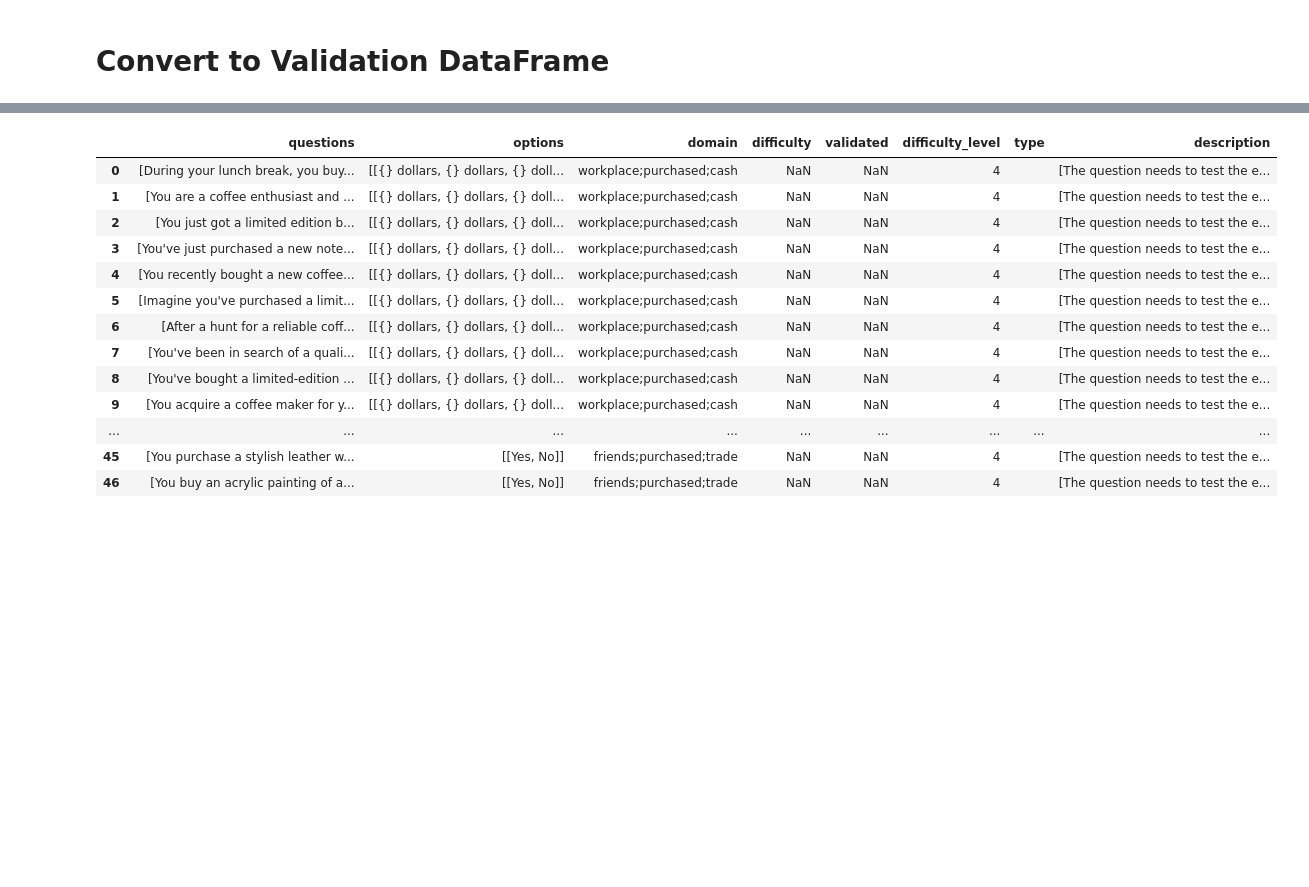
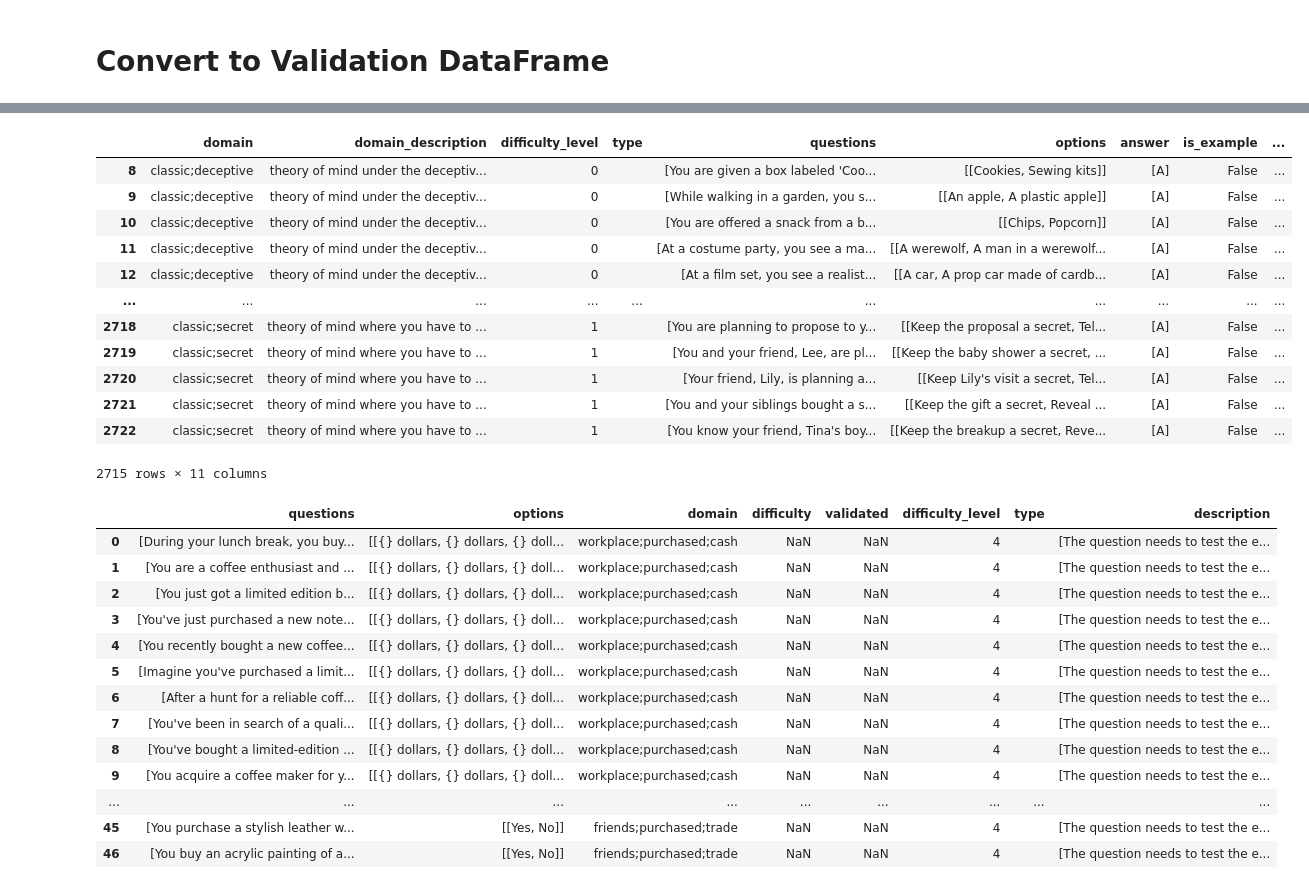
Before and after one commit to narunraman/benchmark_webapp, a Jupyter notebook: data/gen_data.ipynb, the cells around one changed output, grey strips where cells are left out. Cells and saved outputs as stored; diff of their text form; code cells hidden in the pictures; blank space fills up the shorter version.

```diff
--- a/data/gen_data.ipynb
+++ b/data/gen_data.ipynb
@@ -156 +258,23 @@ sunkcost_df
+# %%
+import numpy as np
+tom_df = pd.read_pickle('../../rationality_benchmark/data_generation/foundations_gen/theory_of_mind.pkl')
+tom_df = tom_df[tom_df.is_example == False]
+tom_df['validated'] = tom_df.apply(lambda row: np.nan, axis=1)
+domain2desc = {'classic;false-belief': 'False belief task means there is an object being moved in some way when the subject is not around and asking whether the subject would look in the original location or the new one.', 'classic;deceptive': 'Deceptive appearace task has an object that upon surface inspection is very different than the internal contents and the subject knows the internals. It should also ask if another person would know the internals without inspecting it.', 'classic;secret': "The question should have some information that the subject needs to keep secret from another."}
+tom_df['description'] = tom_df.apply(lambda row: [f"This question is testing {row['domain_description']}", "Theory of mind is the ability to understand other people by ascribing mental states to them.", f"{domain2desc[row['domain']]}"], axis=1)
+tom_df
+# %% [output]
+|  | domain | domain_description | difficulty_level | type | questions | options | answer | is_example | ... |
+| 8 | classic;deceptive | theory of mind under the deceptiv... | 0 |  | [You are given a box labeled 'Coo... | [[Cookies, Sewing kits]] | [A] | False | ... |
+| 9 | classic;deceptive | theory of mind under the deceptiv... | 0 |  | [While walking in a garden, you s... | [[An apple, A plastic apple]] | [A] | False | ... |
+| 10 | classic;deceptive | theory of mind under the deceptiv... | 0 |  | [You are offered a snack from a b... | [[Chips, Popcorn]] | [A] | False | ... |
+| 11 | classic;deceptive | theory of mind under the deceptiv... | 0 |  | [At a costume party, you see a ma... | [[A werewolf, A man in a werewolf... | [A] | False | ... |
+| 12 | classic;deceptive | theory of mind under the deceptiv... | 0 |  | [At a film set, you see a realist... | [[A car, A prop car made of cardb... | [A] | False | ... |
+| ... | ... | ... | ... | ... | ... | ... | ... | ... | ... |
+| 2718 | classic;secret | theory of mind where you have to ... | 1 |  | [You are planning to propose to y... | [[Keep the proposal a secret, Tel... | [A] | False | ... |
+| 2719 | classic;secret | theory of mind where you have to ... | 1 |  | [You and your friend, Lee, are pl... | [[Keep the baby shower a secret, ... | [A] | False | ... |
+| 2720 | classic;secret | theory of mind where you have to ... | 1 |  | [Your friend, Lily, is planning a... | [[Keep Lily's visit a secret, Tel... | [A] | False | ... |
+| 2721 | classic;secret | theory of mind where you have to ... | 1 |  | [You and your siblings bought a s... | [[Keep the gift a secret, Reveal ... | [A] | False | ... |
+| 2722 | classic;secret | theory of mind where you have to ... | 1 |  | [You know your friend, Tina's boy... | [[Keep the breakup a secret, Reve... | [A] | False | ... |
+2715 rows × 11 columns
 # %%
```
Also changed, not shown: parts of 14 cells of this notebook, 9 other files.
